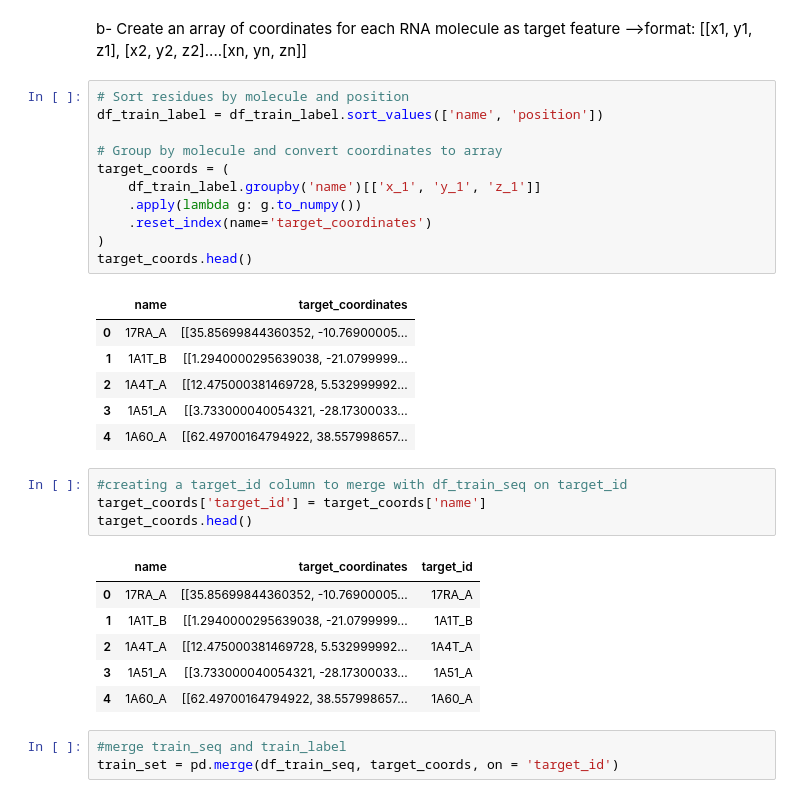
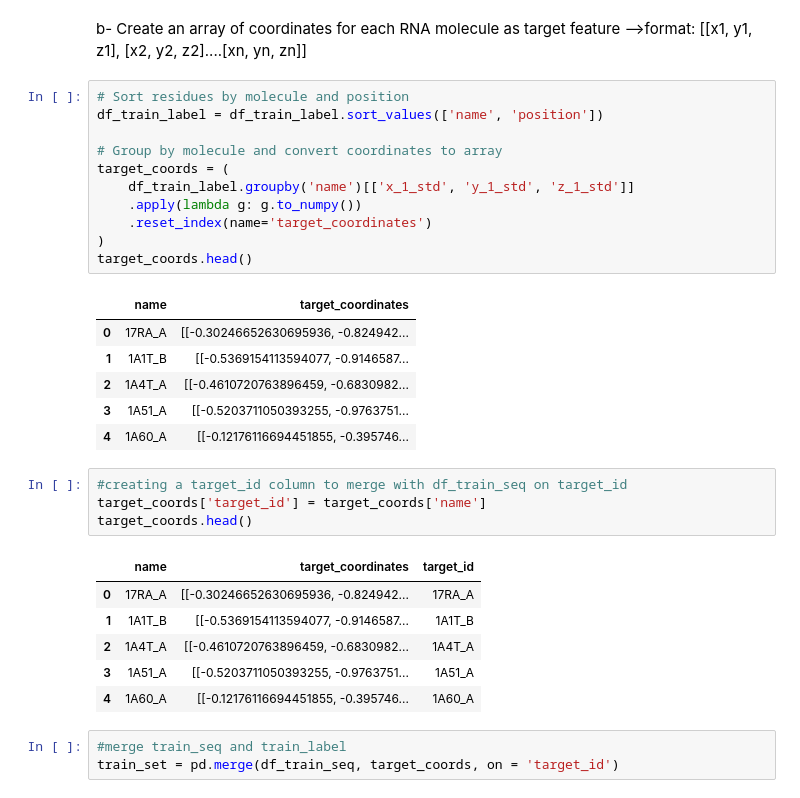
Before and after one commit to shendong124/Springboard, a Jupyter notebook: Capstone03/Capstone 3.ipynb, the cells around one changed output. Saved outputs shown, nothing was run; the diff lists cells and outputs as text.

```diff
--- a/Capstone03/Capstone 3.ipynb
+++ b/Capstone03/Capstone 3.ipynb
@@ -216,32 +214,32 @@ b- Create an array of coordinates for each RNA molecule as target feature
 # %%
 # Sort residues by molecule and position
 df_train_label = df_train_label.sort_values(['name', 'position'])
 
 # Group by molecule and convert coordinates to array
 target_coords = (
-    df_train_label.groupby('name')[['x_1', 'y_1', 'z_1']]
+    df_train_label.groupby('name')[['x_1_std', 'y_1_std', 'z_1_std']]
     .apply(lambda g: g.to_numpy())
     .reset_index(name='target_coordinates')
 )
 target_coords.head()
 # %% [output]
 |  | name | target_coordinates |
-| 0 | 17RA_A | [[35.85699844360352, -10.76900005... |
-| 1 | 1A1T_B | [[1.2940000295639038, -21.0799999... |
-| 2 | 1A4T_A | [[12.475000381469728, 5.532999992... |
-| 3 | 1A51_A | [[3.733000040054321, -28.17300033... |
-| 4 | 1A60_A | [[62.49700164794922, 38.557998657... |
+| 0 | 17RA_A | [[-0.30246652630695936, -0.824942... |
+| 1 | 1A1T_B | [[-0.5369154113594077, -0.9146587... |
+| 2 | 1A4T_A | [[-0.4610720763896459, -0.6830982... |
+| 3 | 1A51_A | [[-0.5203711050393255, -0.9763751... |
+| 4 | 1A60_A | [[-0.12176116694451855, -0.395746... |
 # %%
 #creating a target_id column to merge with df_train_seq on target_id
 target_coords['target_id'] = target_coords['name']
 target_coords.head()
 # %% [output]
 |  | name | target_coordinates | target_id |
-| 0 | 17RA_A | [[35.85699844360352, -10.76900005... | 17RA_A |
-| 1 | 1A1T_B | [[1.2940000295639038, -21.0799999... | 1A1T_B |
-| 2 | 1A4T_A | [[12.475000381469728, 5.532999992... | 1A4T_A |
-| 3 | 1A51_A | [[3.733000040054321, -28.17300033... | 1A51_A |
-| 4 | 1A60_A | [[62.49700164794922, 38.557998657... | 1A60_A |
+| 0 | 17RA_A | [[-0.30246652630695936, -0.824942... | 17RA_A |
+| 1 | 1A1T_B | [[-0.5369154113594077, -0.9146587... | 1A1T_B |
+| 2 | 1A4T_A | [[-0.4610720763896459, -0.6830982... | 1A4T_A |
+| 3 | 1A51_A | [[-0.5203711050393255, -0.9763751... | 1A51_A |
+| 4 | 1A60_A | [[-0.12176116694451855, -0.395746... | 1A60_A |
 # %%
 #merge train_seq and train_label
 train_set = pd.merge(df_train_seq, target_coords, on = 'target_id')
```
Also changed, not shown: parts of 75 cells of this notebook, 1 other file.
